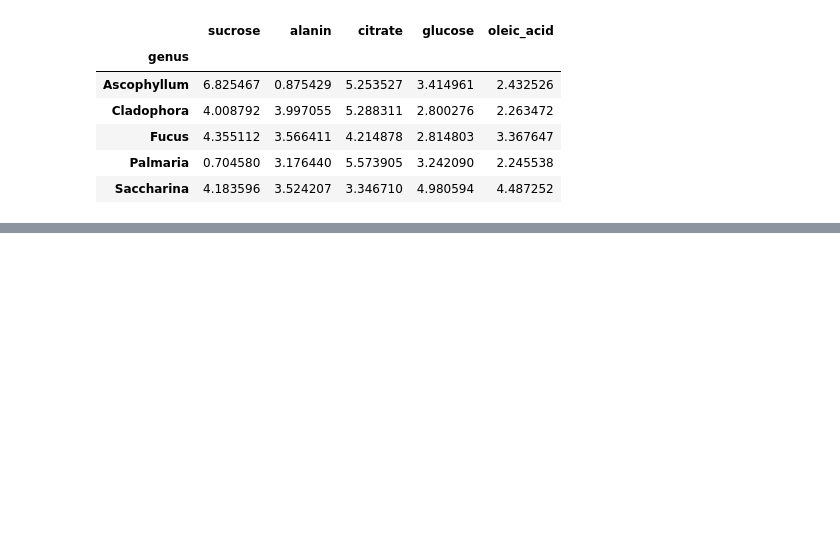
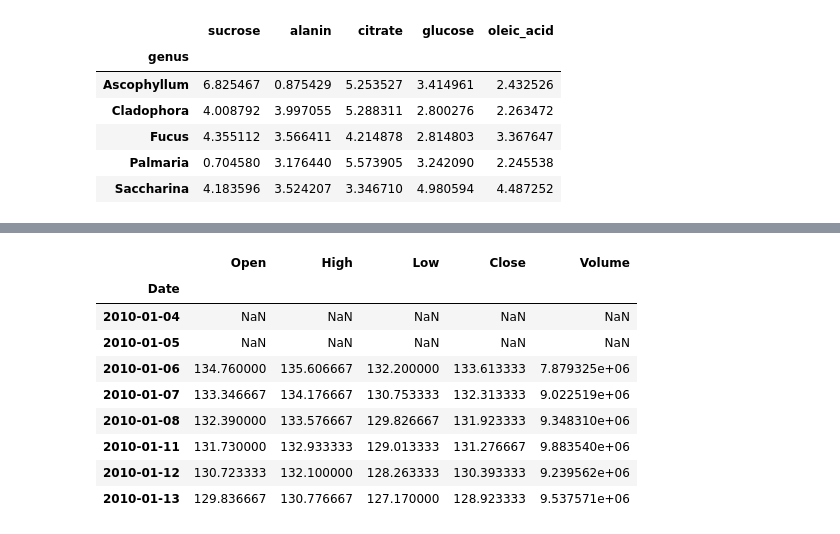
Before and after one commit to avynychenko/ML-course-Python, a Jupyter notebook: Syntax of PANDAS with examples.ipynb, the cells around one changed output, grey strips where cells are left out. Cells and saved outputs as stored; diff of their text form; code cells hidden in the pictures; blank space fills up the shorter version.

```diff
--- a/Syntax of PANDAS with examples.ipynb
+++ b/Syntax of PANDAS with examples.ipynb
@@ -415,0 +566,13 @@ mean_concentrations
+# %%
+stock.rolling(3).mean().head(8)
+# %% [output]
+|  | Open | High | Low | Close | Volume |
+| Date |  |  |  |  |  |
+| 2010-01-04 | NaN | NaN | NaN | NaN | NaN |
+| 2010-01-05 | NaN | NaN | NaN | NaN | NaN |
+| 2010-01-06 | 134.760000 | 135.606667 | 132.200000 | 133.613333 | 7.879325e+06 |
+| 2010-01-07 | 133.346667 | 134.176667 | 130.753333 | 132.313333 | 9.022519e+06 |
+| 2010-01-08 | 132.390000 | 133.576667 | 129.826667 | 131.923333 | 9.348310e+06 |
+| 2010-01-11 | 131.730000 | 132.933333 | 129.013333 | 131.276667 | 9.883540e+06 |
+| 2010-01-12 | 130.723333 | 132.100000 | 128.263333 | 130.393333 | 9.239562e+06 |
+| 2010-01-13 | 129.836667 | 130.776667 | 127.170000 | 128.923333 | 9.537571e+06 |
```
Also changed, not shown: parts of 36 cells of this notebook, 9 other files.
